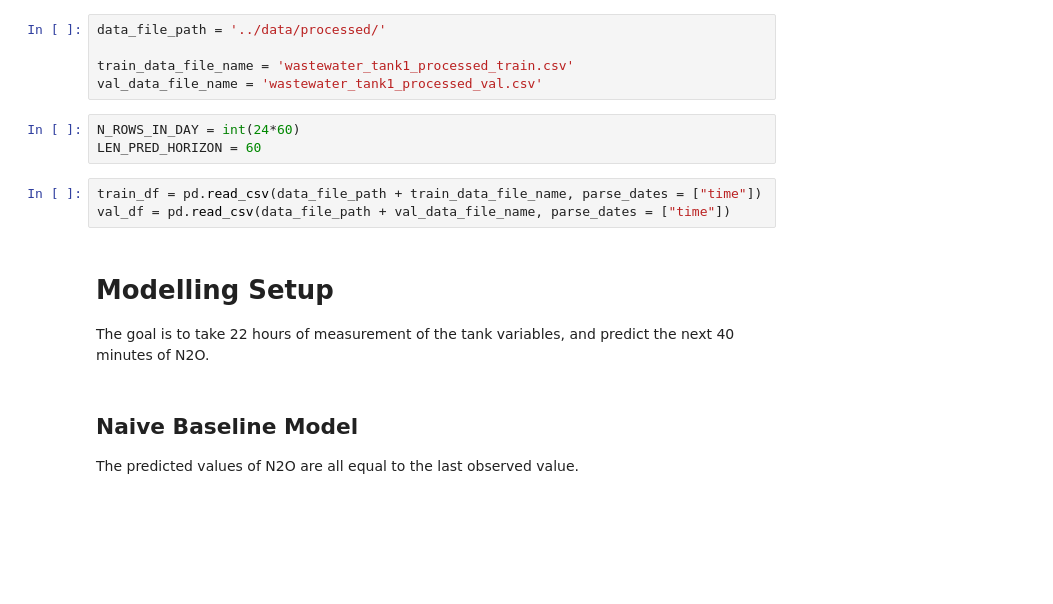
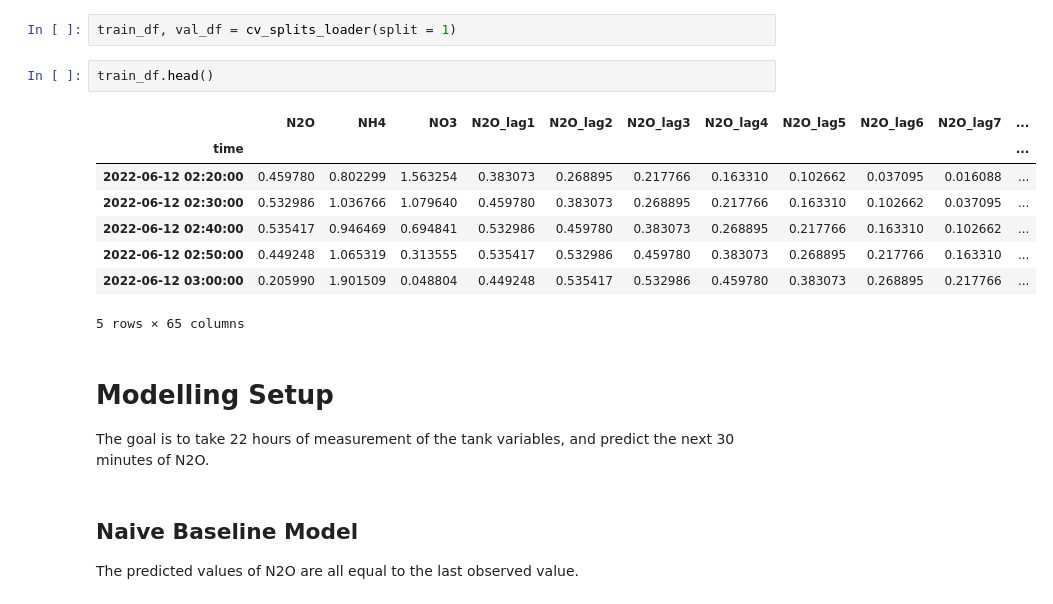
Before and after one commit to AmritpalSNijjar/wastewater_forecasting, a Jupyter notebook: notebooks/baselines.ipynb, the cells around one changed output. Cells and saved outputs as stored; diff of their text form; blank space fills up the shorter version.

```diff
--- a/notebooks/baselines.ipynb
+++ b/notebooks/baselines.ipynb
@@ -10,18 +19,20 @@ from sklearn.model_selection import TimeSeriesSplit
-# %%
-data_file_path = '../data/processed/'
-
-train_data_file_name = 'wastewater_tank1_processed_train.csv'
-val_data_file_name = 'wastewater_tank1_processed_val.csv'
-# %%
-N_ROWS_IN_DAY = int(24*60)
-LEN_PRED_HORIZON = 60
 # %%
-train_df = pd.read_csv(data_file_path + train_data_file_name, parse_dates = ["time"])
-val_df = pd.read_csv(data_file_path + val_data_file_name, parse_dates = ["time"])
+train_df, val_df = cv_splits_loader(split = 1)
+# %%
+train_df.head()
+# %% [output]
+|  | N2O | NH4 | NO3 | N2O_lag1 | N2O_lag2 | N2O_lag3 | N2O_lag4 | N2O_lag5 | N2O_lag6 | N2O_lag7 | ... |
+| time |  |  |  |  |  |  |  |  |  |  | ... |
+| 2022-06-12 02:20:00 | 0.459780 | 0.802299 | 1.563254 | 0.383073 | 0.268895 | 0.217766 | 0.163310 | 0.102662 | 0.037095 | 0.016088 | ... |
+| 2022-06-12 02:30:00 | 0.532986 | 1.036766 | 1.079640 | 0.459780 | 0.383073 | 0.268895 | 0.217766 | 0.163310 | 0.102662 | 0.037095 | ... |
+| 2022-06-12 02:40:00 | 0.535417 | 0.946469 | 0.694841 | 0.532986 | 0.459780 | 0.383073 | 0.268895 | 0.217766 | 0.163310 | 0.102662 | ... |
+| 2022-06-12 02:50:00 | 0.449248 | 1.065319 | 0.313555 | 0.535417 | 0.532986 | 0.459780 | 0.383073 | 0.268895 | 0.217766 | 0.163310 | ... |
+| 2022-06-12 03:00:00 | 0.205990 | 1.901509 | 0.048804 | 0.449248 | 0.535417 | 0.532986 | 0.459780 | 0.383073 | 0.268895 | 0.217766 | ... |
+5 rows × 65 columns
 # %% [markdown]
 # Modelling Setup
 
-The goal is to take 22 hours of measurement of the tank variables, and predict the next 40 minutes of N2O.
+The goal is to take 22 hours of measurement of the tank variables, and predict the next 30 minutes of N2O.
 # %% [markdown]
 ## Naive Baseline Model
 
```
Also changed, not shown: parts of 13 cells of this notebook.
